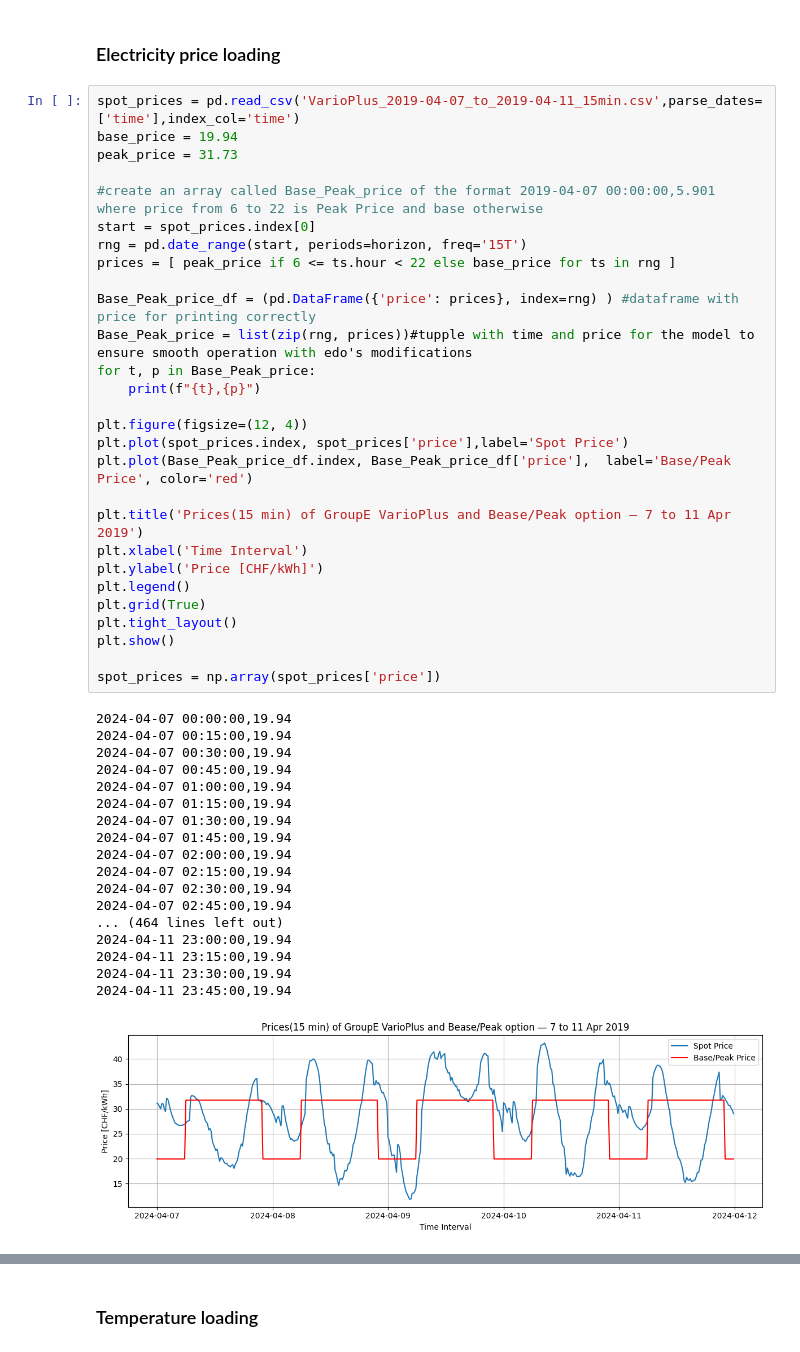
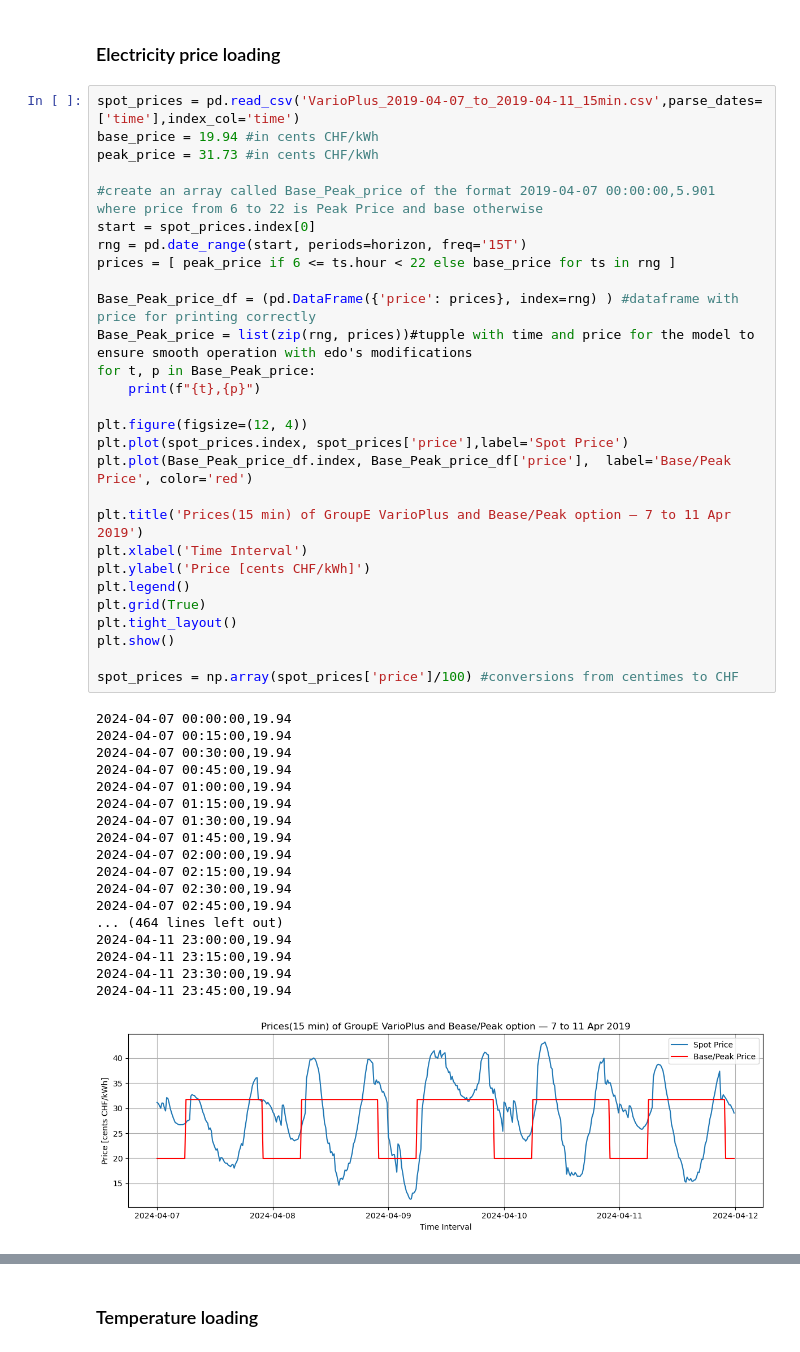
Before and after one commit to mauriacantoine/OptiDemandResponse, a Jupyter notebook: Project.ipynb, the cells around one changed output, grey strips where cells are left out. Drawn from its saved outputs; the diff is of its cells as text.

```diff
--- a/Project.ipynb
+++ b/Project.ipynb
@@ -35,8 +39,8 @@ plt.show()
 ### Electricity price loading
 # %%
 spot_prices = pd.read_csv('VarioPlus_2019-04-07_to_2019-04-11_15min.csv',parse_dates=['time'],index_col='time')
-base_price = 19.94
-peak_price = 31.73
+base_price = 19.94 #in cents CHF/kWh
+peak_price = 31.73 #in cents CHF/kWh
 
 #create an array called Base_Peak_price of the format 2019-04-07 00:00:00,5.901  where price from 6 to 22 is Peak Price and base otherwise
 start = spot_prices.index[0]
@@ -50,34 +54,34 @@ for t, p in Base_Peak_price:
 
 plt.figure(figsize=(12, 4))
 plt.plot(spot_prices.index, spot_prices['price'],label='Spot Price')
 plt.plot(Base_Peak_price_df.index, Base_Peak_price_df['price'],  label='Base/Peak Price', color='red')
 
 plt.title('Prices(15 min) of GroupE VarioPlus and Bease/Peak option — 7 to 11 Apr 2019')
 plt.xlabel('Time Interval')
-plt.ylabel('Price [CHF/kWh]')
+plt.ylabel('Price [cents CHF/kWh]')
 plt.legend()
 plt.grid(True)
 plt.tight_layout()
 plt.show()
 
-spot_prices = np.array(spot_prices['price'])
+spot_prices = np.array(spot_prices['price']/100) #conversions from centimes to CHF
 # %% [output]
 2024-04-07 00:00:00,19.94
 2024-04-07 00:15:00,19.94
 2024-04-07 00:30:00,19.94
 2024-04-07 00:45:00,19.94
 2024-04-07 01:00:00,19.94
 2024-04-07 01:15:00,19.94
 2024-04-07 01:30:00,19.94
 2024-04-07 01:45:00,19.94
 2024-04-07 02:00:00,19.94
 2024-04-07 02:15:00,19.94
 2024-04-07 02:30:00,19.94
 2024-04-07 02:45:00,19.94
 ... (464 lines left out)
 2024-04-11 23:00:00,19.94
 2024-04-11 23:15:00,19.94
 2024-04-11 23:30:00,19.94
 2024-04-11 23:45:00,19.94
-[figure, old version]
+[figure, new version]
 # %%
```
Also changed, not shown: parts of 10 cells of this notebook, 1 other file.
